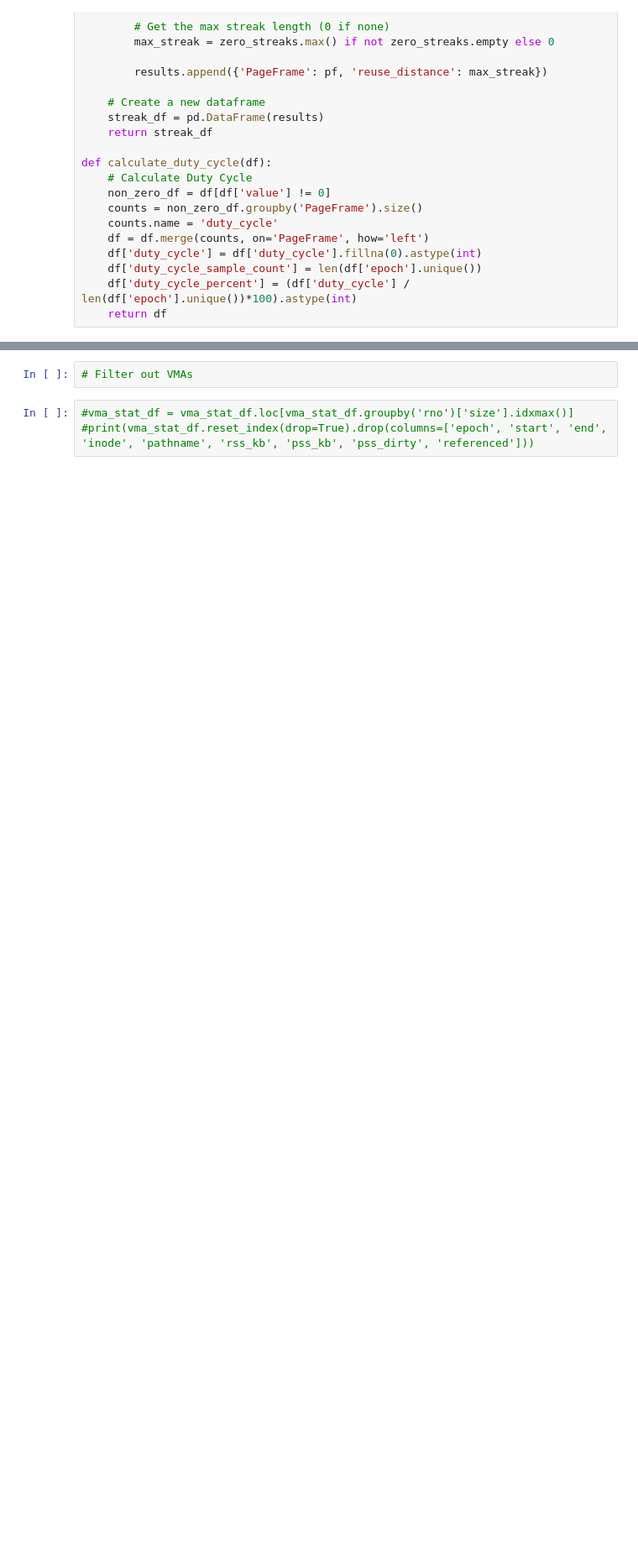
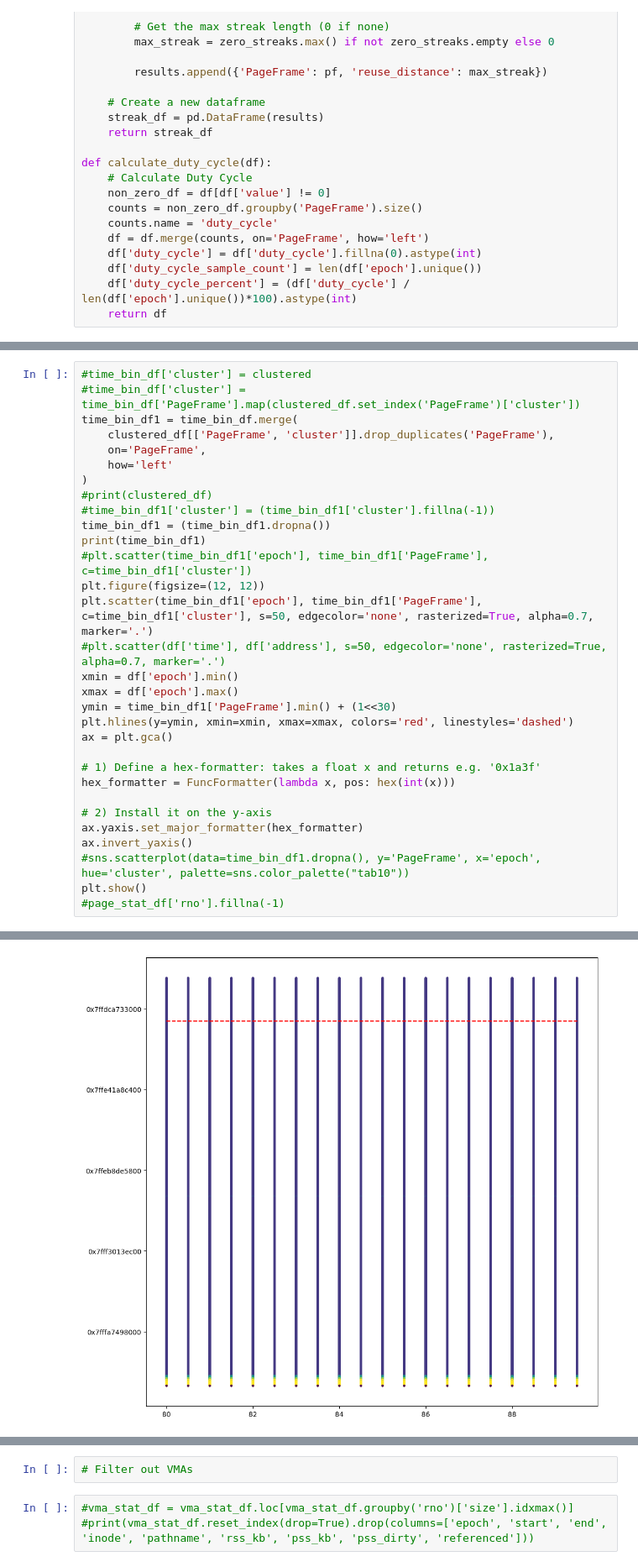
Before and after one commit to a-poduval/autonuma-workloads, a Jupyter notebook: scripts/clustering/Clustering.ipynb, the cells around one changed output, grey strips where cells are left out. Shown at 84% size. Cells and saved outputs as stored; diff of their text form; blank space fills up the shorter version.

```diff
--- a/scripts/clustering/Clustering.ipynb
+++ b/scripts/clustering/Clustering.ipynb
@@ -361,2 +367,34 @@ print(clustered_df)
 
 [4822 rows x 14 columns]
+# %%
+#time_bin_df['cluster'] = clustered
+#time_bin_df['cluster'] = time_bin_df['PageFrame'].map(clustered_df.set_index('PageFrame')['cluster'])
+time_bin_df1 = time_bin_df.merge(
+    clustered_df[['PageFrame', 'cluster']].drop_duplicates('PageFrame'),
+    on='PageFrame',
+    how='left'
+)
+#print(clustered_df)
+#time_bin_df1['cluster'] = (time_bin_df1['cluster'].fillna(-1))
+time_bin_df1 = (time_bin_df1.dropna())
+print(time_bin_df1)
+#plt.scatter(time_bin_df1['epoch'], time_bin_df1['PageFrame'], c=time_bin_df1['cluster'])
+plt.figure(figsize=(12, 12))
+plt.scatter(time_bin_df1['epoch'], time_bin_df1['PageFrame'], c=time_bin_df1['cluster'], s=50, edgecolor='none', rasterized=True, alpha=0.7, marker='.')
+#plt.scatter(df['time'], df['address'], s=50, edgecolor='none', rasterized=True, alpha=0.7, marker='.')
+xmin = df['epoch'].min()
+xmax = df['epoch'].max()
+ymin = time_bin_df1['PageFrame'].min() + (1<<30)
+plt.hlines(y=ymin, xmin=xmin, xmax=xmax, colors='red', linestyles='dashed')
+ax = plt.gca()
+
+# 1) Define a hex‐formatter: takes a float x and returns e.g. '0x1a3f'
+hex_formatter = FuncFormatter(lambda x, pos: hex(int(x)))
+
+# 2) Install it on the y‐axis
+ax.yaxis.set_major_formatter(hex_formatter)
+ax.invert_yaxis()
+#sns.scatterplot(data=time_bin_df1.dropna(), y='PageFrame', x='epoch', hue='cluster', palette=sns.color_palette("tab10"))
+plt.show()
+#page_stat_df['rno'].fillna(-1)
+# %% [output]
@@ -363,3 +415,4 @@ print(clustered_df)
+[figure, added]
 # %%
 print(clustered_df)
 
```
Also changed, not shown: parts of 9 cells of this notebook, 2 other files.
